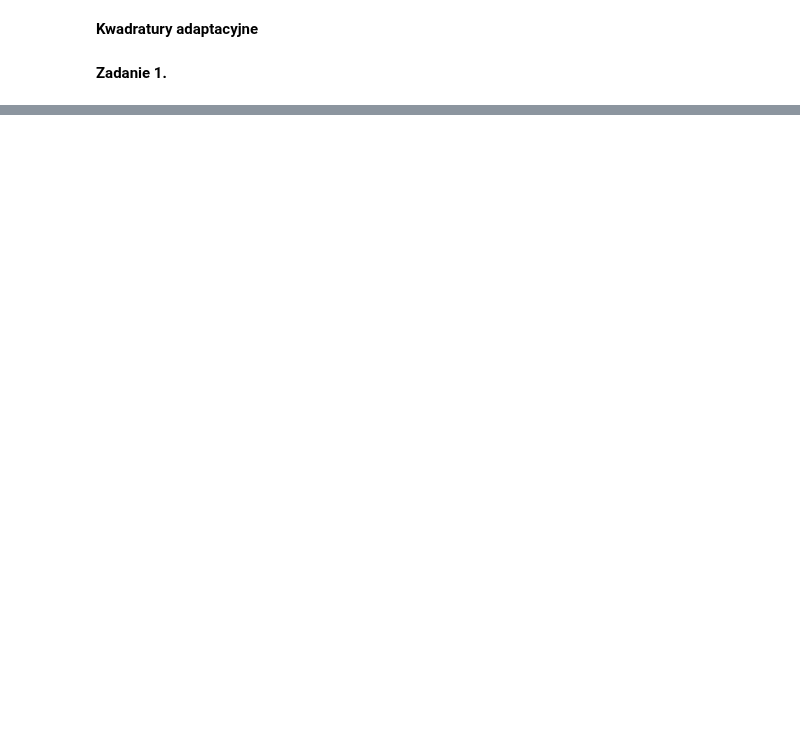
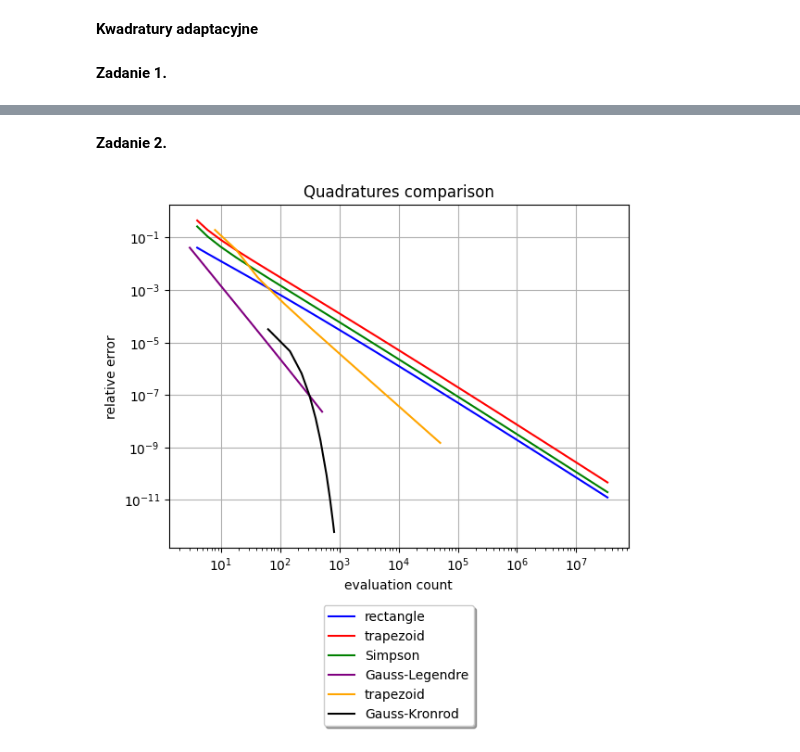
Before and after one commit to baramundi666/Computation-Methods-for-Science-and-Technology, a Jupyter notebook: lab-7/main.ipynb, the cells around one changed output, grey strips where cells are left out. Saved outputs shown, nothing was run; the diff lists cells and outputs as text; code cells hidden in the pictures; blank space fills up the shorter version.

```diff
--- a/lab-7/main.ipynb
+++ b/lab-7/main.ipynb
@@ -49,0 +104,10 @@ plt.show()
+# %% [markdown]
+**Zadanie 2.**
+# %%
+g = lambda x: np.sqrt(x) * np.log(x)
+a = 0.000000000000000001
+b = 0.999999999999999999
+true_value = -4/9
+Procedure(g, a, b, true_value)
+# %% [output]
+[figure, added]
```
Also changed, not shown: parts of 7 cells of this notebook, 6 other files.
